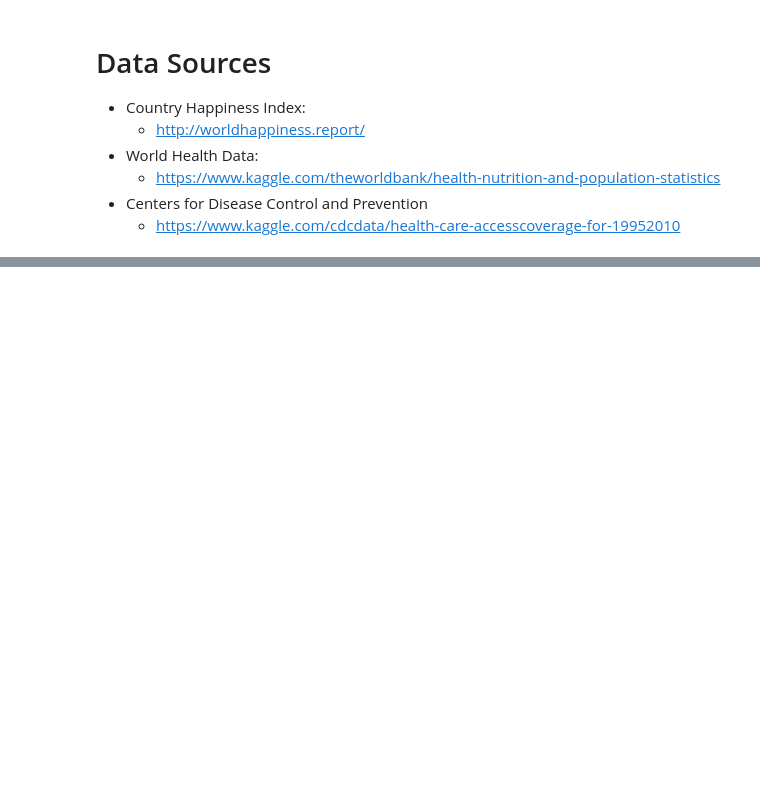
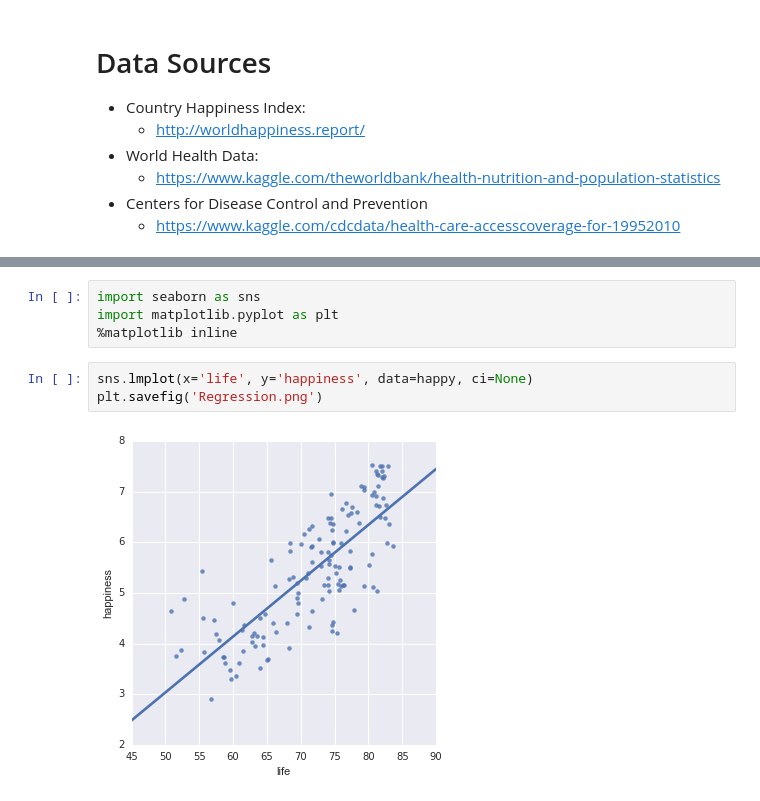
Before and after one commit to hpeppitt/DAT_SYD_6_Project, a Jupyter notebook: Analysis.ipynb, the cells around one changed output, grey strips where cells are left out. Saved outputs shown, nothing was run; the diff lists cells and outputs as text; blank space fills up the shorter version.

```diff
--- a/Analysis.ipynb
+++ b/Analysis.ipynb
@@ -64,0 +87,9 @@ ggplot(happy, aes(x='life')) + geom_density()
+# %%
+import seaborn as sns
+import matplotlib.pyplot as plt
+%matplotlib inline
+# %%
+sns.lmplot(x='life', y='happiness', data=happy, ci=None)
+plt.savefig('Regression.png')
+# %% [output]
+[figure, added]
```
Also changed, not shown: parts of 14 cells of this notebook, 7 other files.
